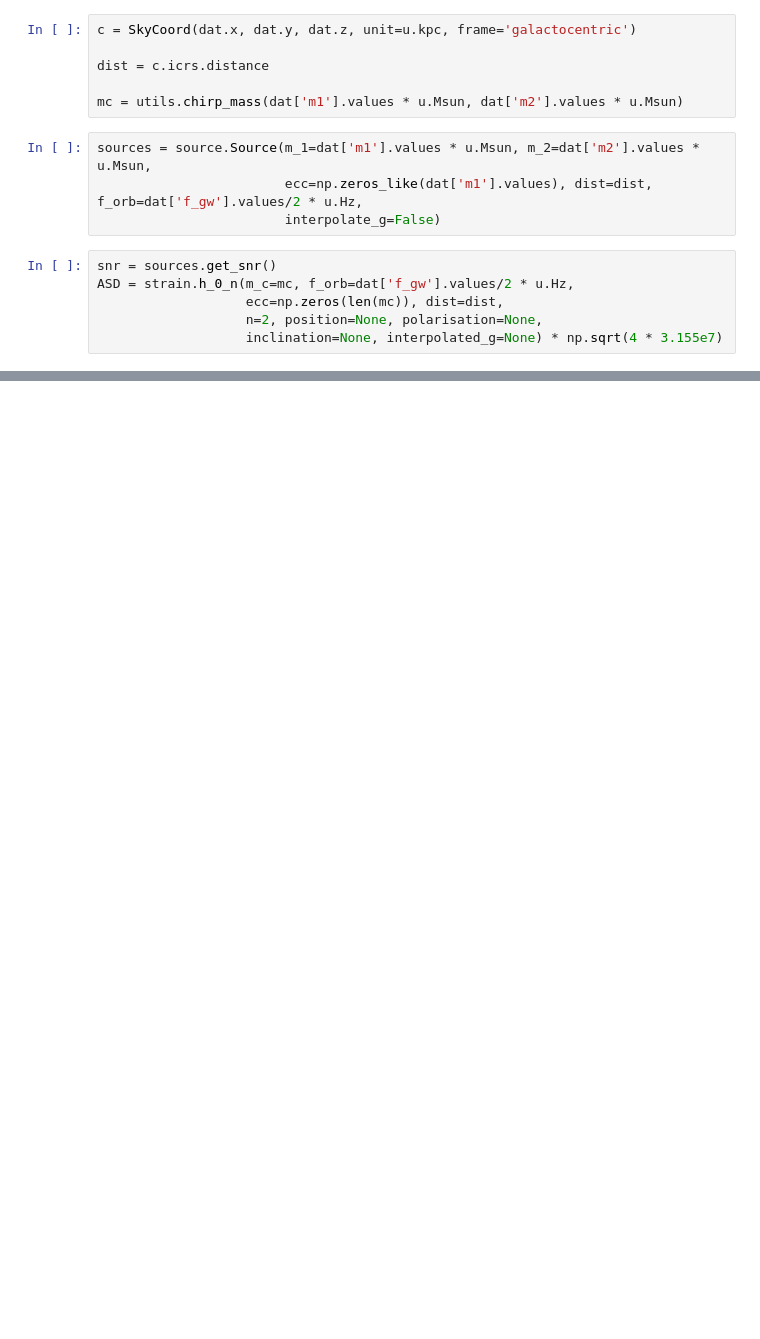
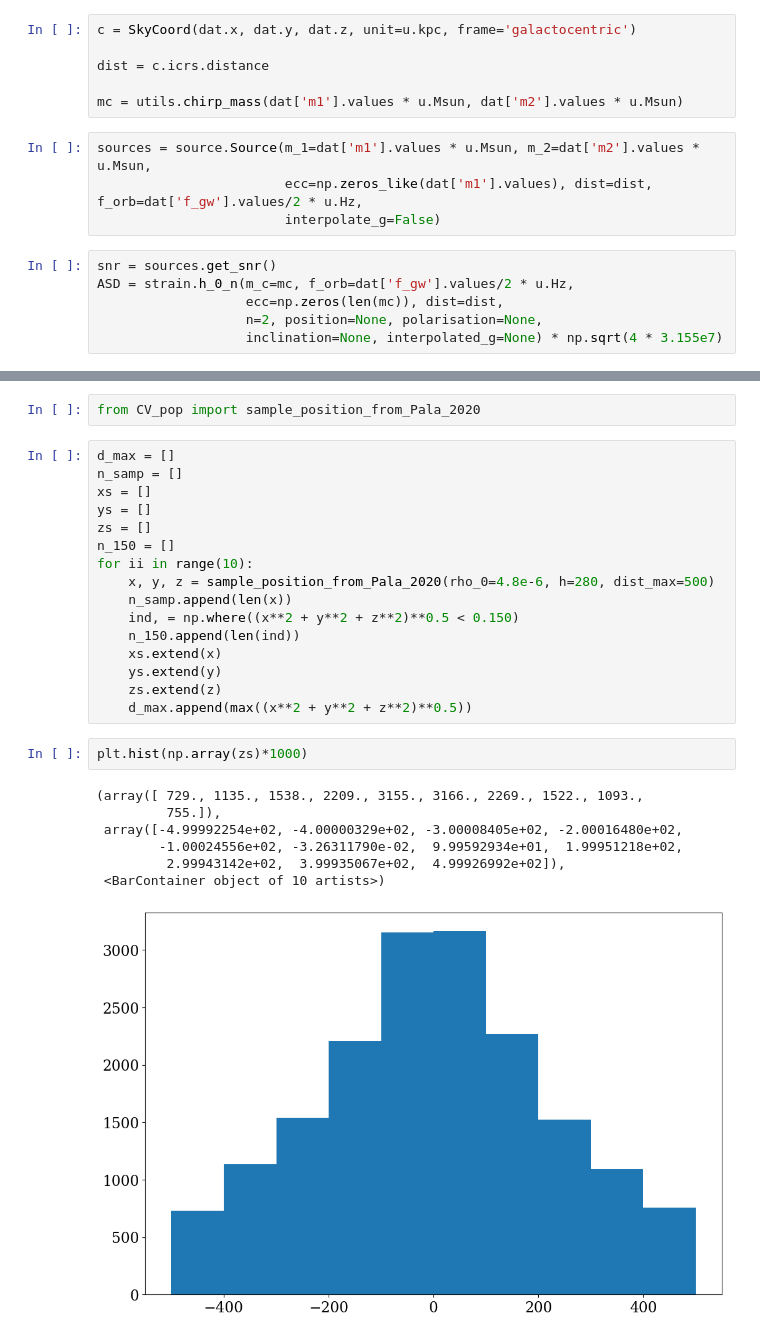
Before and after one commit to katiebreivik/cataclysmic-pileup, a Jupyter notebook: Generate_and_plot_sample.ipynb, the cells around one changed output, grey strips where cells are left out. Cells and saved outputs as stored; diff of their text form; blank space fills up the shorter version.

```diff
--- a/Generate_and_plot_sample.ipynb
+++ b/Generate_and_plot_sample.ipynb
@@ -147,0 +152,28 @@ plt.savefig("asd.png")
+# %%
+from CV_pop import sample_position_from_Pala_2020
+# %%
+d_max = []
+n_samp = []
+xs = []
+ys = []
+zs = []
+n_150 = []
+for ii in range(10):
+    x, y, z = sample_position_from_Pala_2020(rho_0=4.8e-6, h=280, dist_max=500)
+    n_samp.append(len(x))
+    ind, = np.where((x**2 + y**2 + z**2)**0.5 < 0.150)
+    n_150.append(len(ind))
+    xs.extend(x)
+    ys.extend(y)
+    zs.extend(z)
+    d_max.append(max((x**2 + y**2 + z**2)**0.5))
+# %%
+plt.hist(np.array(zs)*1000)
+# %% [output]
+(array([ 729., 1135., 1538., 2209., 3155., 3166., 2269., 1522., 1093.,
+         755.]),
+ array([-4.99992254e+02, -4.00000329e+02, -3.00008405e+02, -2.00016480e+02,
+        -1.00024556e+02, -3.26311790e-02,  9.99592934e+01,  1.99951218e+02,
+         2.99943142e+02,  3.99935067e+02,  4.99926992e+02]),
+ <BarContainer object of 10 artists>)
+[figure, added]
```
Also changed, not shown: parts of 10 cells of this notebook, 1 other file.
